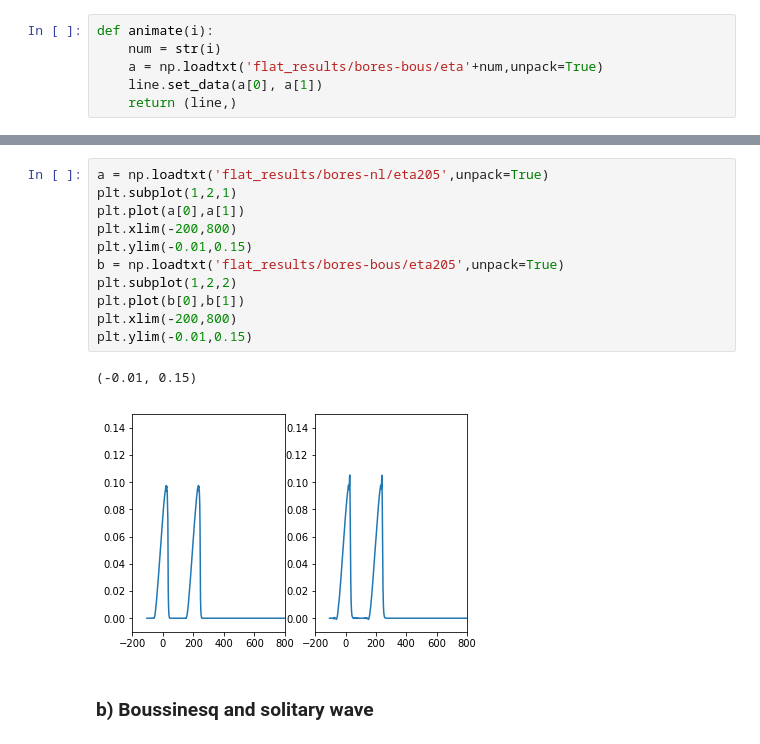
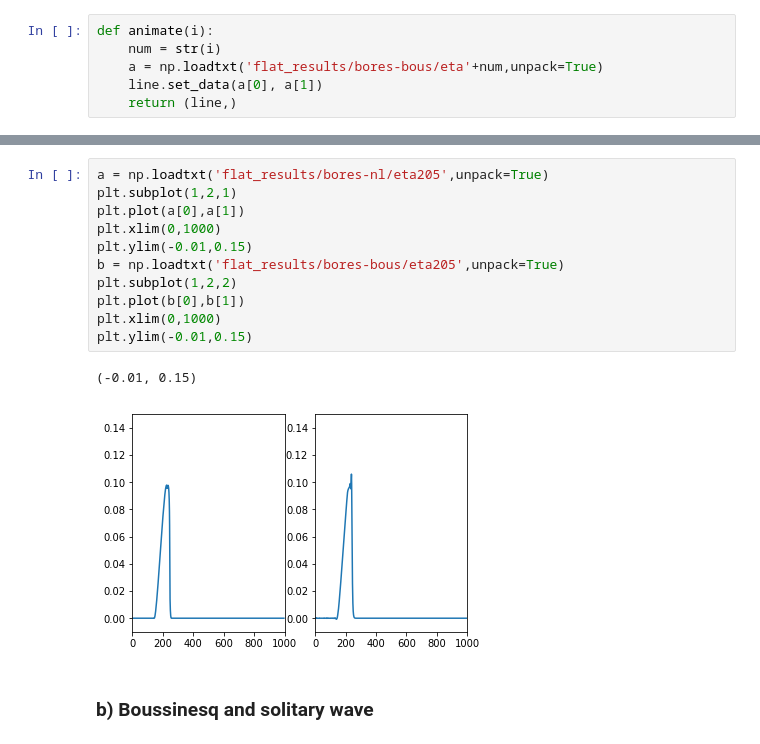
Before and after one commit to Reyna-RT/MEK9320, a Jupyter notebook: Second Assignment results.ipynb, the cells around one changed output, grey strips where cells are left out. Drawn from its saved outputs; the diff is of its cells as text.

```diff
--- a/Second Assignment results.ipynb
+++ b/Second Assignment results.ipynb
@@ -590,17 +577,17 @@ HTML(anim.to_html5_video())
 # %%
 a = np.loadtxt('flat_results/bores-nl/eta205',unpack=True)
 plt.subplot(1,2,1)
 plt.plot(a[0],a[1])
-plt.xlim(-200,800)
+plt.xlim(0,1000)
 plt.ylim(-0.01,0.15)
 b = np.loadtxt('flat_results/bores-bous/eta205',unpack=True)
 plt.subplot(1,2,2)
 plt.plot(b[0],b[1])
-plt.xlim(-200,800)
+plt.xlim(0,1000)
 plt.ylim(-0.01,0.15)
 # %% [output]
 (-0.01, 0.15)
-[figure, old version]
+[figure, new version]
 # %% [markdown]
 ### b) Boussinesq and solitary wave
 # %%
```
Also changed, not shown: parts of 8 cells of this notebook.
